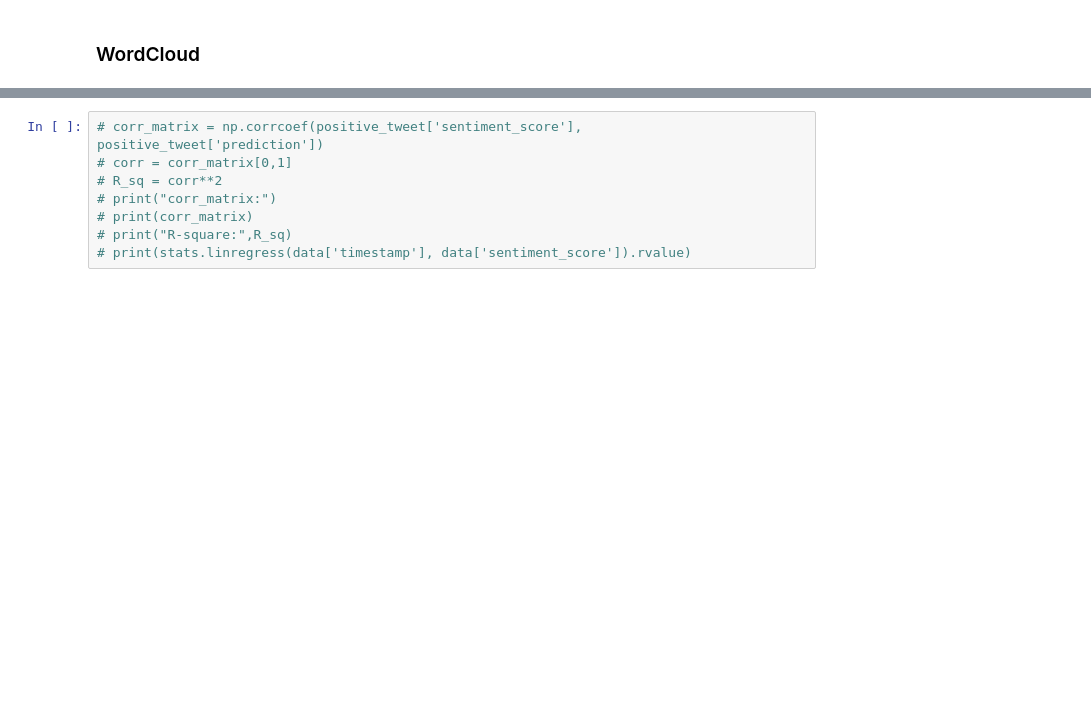
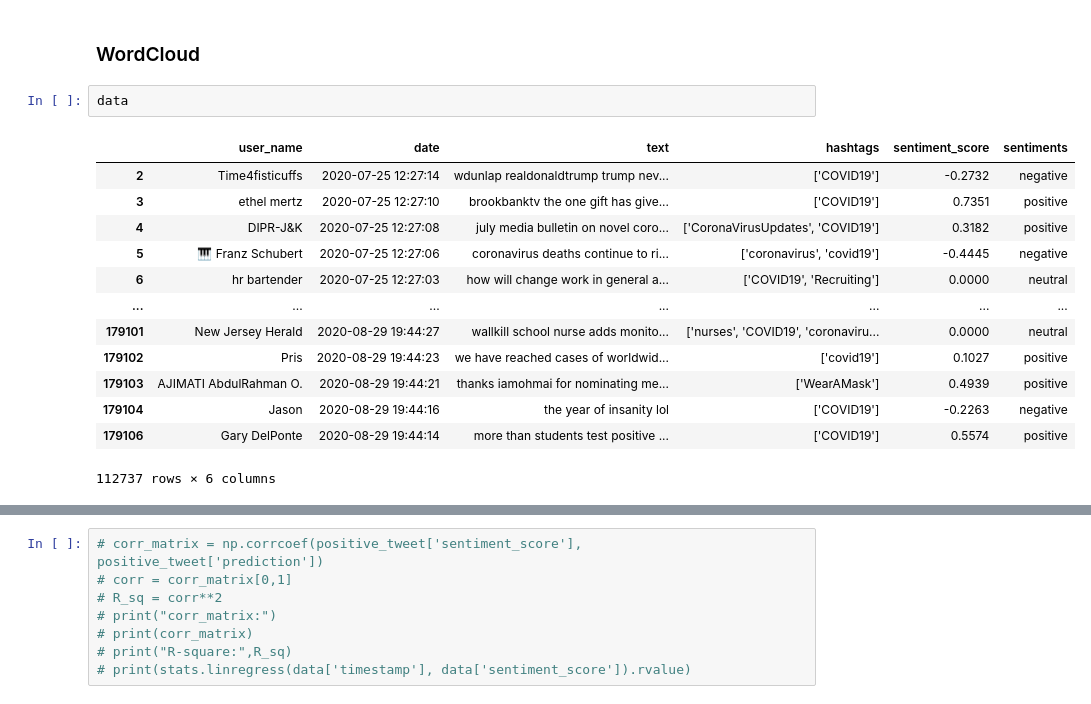
Before and after one commit to minzhih/CMPT353-Project, a Jupyter notebook: CMPT 353 project.ipynb, the cells around one changed output, grey strips where cells are left out. Cells and saved outputs as stored; diff of their text form; blank space fills up the shorter version.

```diff
--- a/CMPT 353 project.ipynb
+++ b/CMPT 353 project.ipynb
@@ -116,5 +111,21 @@ Requirement already satisfied: certifi>=2017.4.17 in ./opt/anaconda3/lib/python3
 # %% [markdown]
 ### WordCloud
+# %%
+data
+# %% [output]
+|  | user_name | date | text | hashtags | sentiment_score | sentiments |
+| 2 | Time4fisticuffs | 2020-07-25 12:27:14 | wdunlap realdonaldtrump trump nev... | ['COVID19'] | -0.2732 | negative |
+| 3 | ethel mertz | 2020-07-25 12:27:10 | brookbanktv the one gift has give... | ['COVID19'] | 0.7351 | positive |
+| 4 | DIPR-J&K | 2020-07-25 12:27:08 | july media bulletin on novel coro... | ['CoronaVirusUpdates', 'COVID19'] | 0.3182 | positive |
+| 5 | 🎹 Franz Schubert | 2020-07-25 12:27:06 | coronavirus deaths continue to ri... | ['coronavirus', 'covid19'] | -0.4445 | negative |
+| 6 | hr bartender | 2020-07-25 12:27:03 | how will change work in general a... | ['COVID19', 'Recruiting'] | 0.0000 | neutral |
+| ... | ... | ... | ... | ... | ... | ... |
+| 179101 | New Jersey Herald | 2020-08-29 19:44:27 | wallkill school nurse adds monito... | ['nurses', 'COVID19', 'coronaviru... | 0.0000 | neutral |
+| 179102 | Pris | 2020-08-29 19:44:23 | we have reached cases of worldwid... | ['covid19'] | 0.1027 | positive |
+| 179103 | AJIMATI AbdulRahman O. | 2020-08-29 19:44:21 | thanks iamohmai for nominating me... | ['WearAMask'] | 0.4939 | positive |
+| 179104 | Jason | 2020-08-29 19:44:16 | the year of insanity lol | ['COVID19'] | -0.2263 | negative |
+| 179106 | Gary DelPonte | 2020-08-29 19:44:14 | more than students test positive ... | ['COVID19'] | 0.5574 | positive |
+112737 rows × 6 columns
 # %%
 df_wordcloud=data[['text','hashtags']]
 word_cloud = WordCloud(background_color='black',colormap='Set2',stopwords=set(STOPWORDS),max_words=100,width = 3000, height = 2000,random_state=1,collocations=False).generate(str(df_wordcloud))
```
Also changed, not shown: parts of 13 cells of this notebook.
